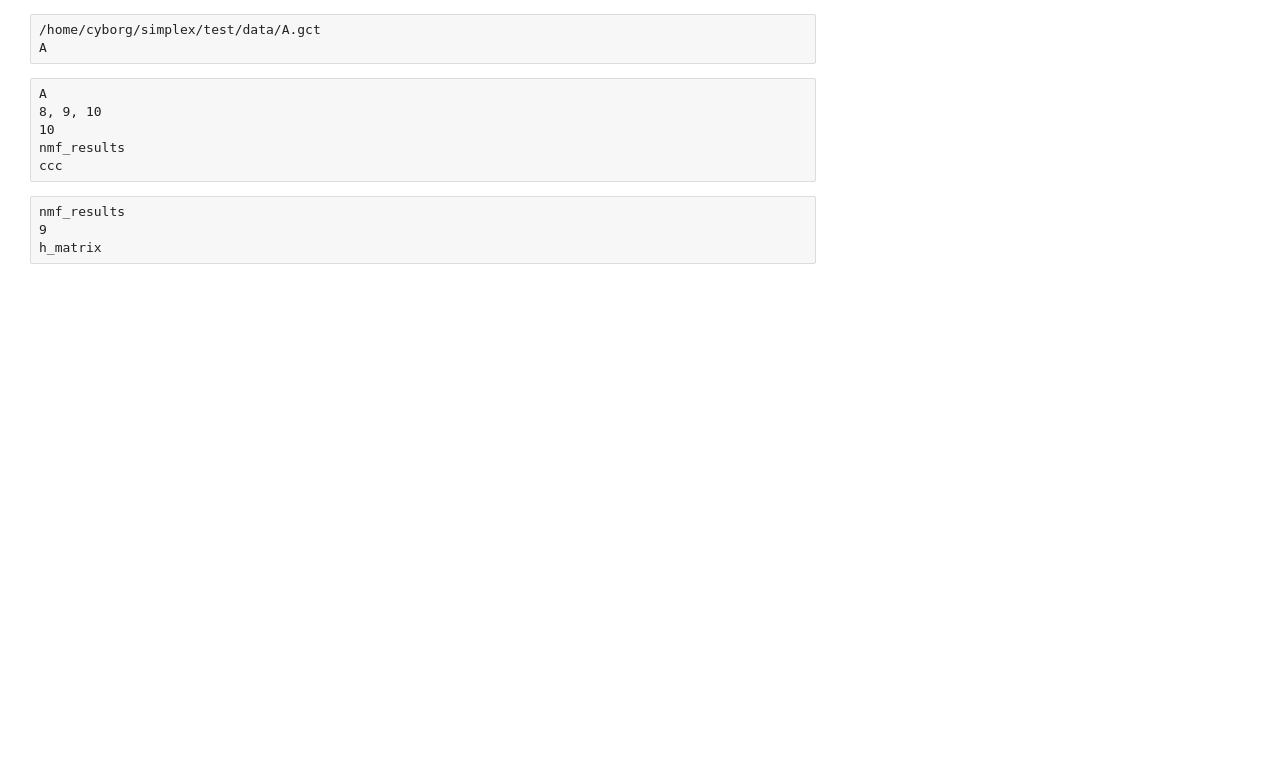
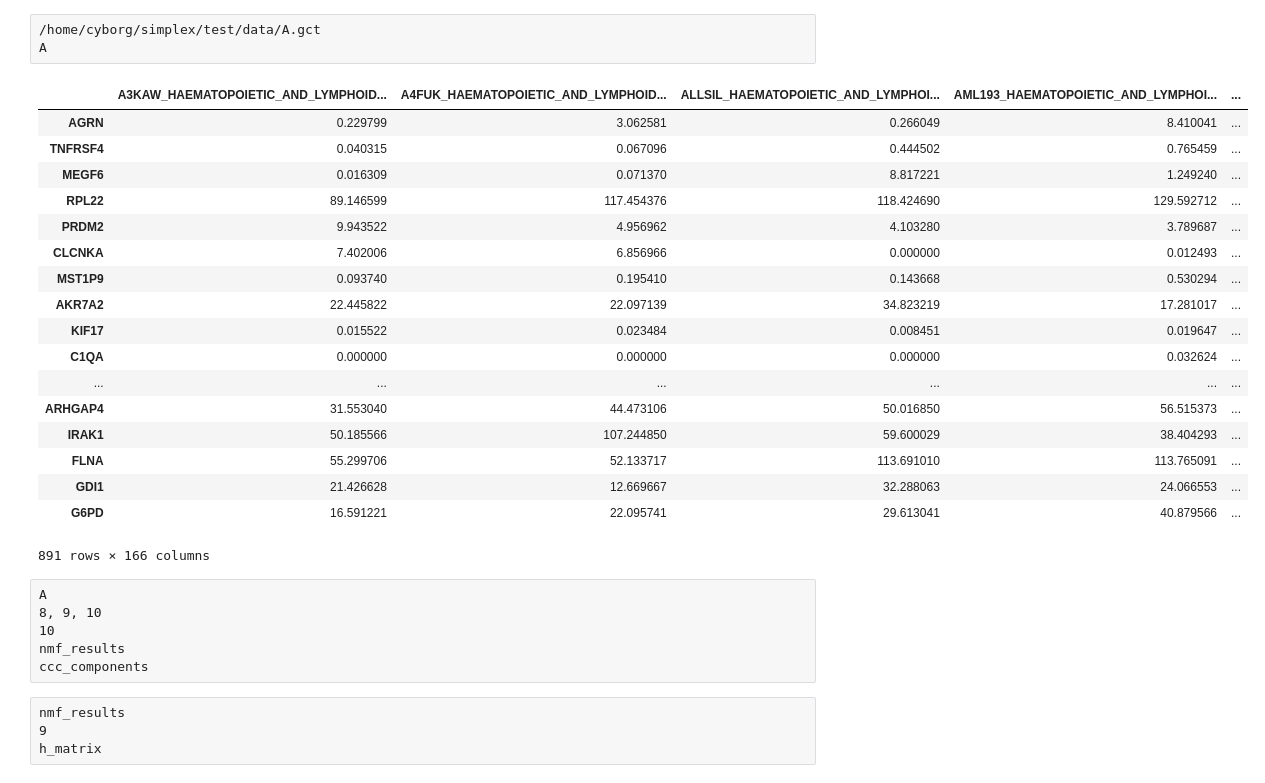
Before and after one commit to teacherzhu/jupyter_gui, a Jupyter notebook: demo/Onco-GPS.ipynb, the cells around one changed output. Drawn from its saved outputs; the diff is of its cells as text; code cells hidden in the pictures; blank space fills up the shorter version.

```diff
--- a/demo/Onco-GPS.ipynb
+++ b/demo/Onco-GPS.ipynb
@@ -3,0 +9,21 @@ A
+# %%
+A
+# %% [output]
+|  | A3KAW_HAEMATOPOIETIC_AND_LYMPHOID... | A4FUK_HAEMATOPOIETIC_AND_LYMPHOID... | ALLSIL_HAEMATOPOIETIC_AND_LYMPHOI... | AML193_HAEMATOPOIETIC_AND_LYMPHOI... | ... |
+| AGRN | 0.229799 | 3.062581 | 0.266049 | 8.410041 | ... |
+| TNFRSF4 | 0.040315 | 0.067096 | 0.444502 | 0.765459 | ... |
+| MEGF6 | 0.016309 | 0.071370 | 8.817221 | 1.249240 | ... |
+| RPL22 | 89.146599 | 117.454376 | 118.424690 | 129.592712 | ... |
+| PRDM2 | 9.943522 | 4.956962 | 4.103280 | 3.789687 | ... |
+| CLCNKA | 7.402006 | 6.856966 | 0.000000 | 0.012493 | ... |
+| MST1P9 | 0.093740 | 0.195410 | 0.143668 | 0.530294 | ... |
+| AKR7A2 | 22.445822 | 22.097139 | 34.823219 | 17.281017 | ... |
+| KIF17 | 0.015522 | 0.023484 | 0.008451 | 0.019647 | ... |
+| C1QA | 0.000000 | 0.000000 | 0.000000 | 0.032624 | ... |
+| ... | ... | ... | ... | ... | ... |
+| ARHGAP4 | 31.553040 | 44.473106 | 50.016850 | 56.515373 | ... |
+| IRAK1 | 50.185566 | 107.244850 | 59.600029 | 38.404293 | ... |
+| FLNA | 55.299706 | 52.133717 | 113.691010 | 113.765091 | ... |
+| GDI1 | 21.426628 | 12.669667 | 32.288063 | 24.066553 | ... |
+| G6PD | 16.591221 | 22.095741 | 29.613041 | 40.879566 | ... |
+891 rows × 166 columns
@@ -6,7 +37,7 @@ A
 8, 9, 10
 10
 nmf_results
-ccc
+ccc_components
 # %%
 # !AUTOEXEC
 # Make and show widget
```
Also changed, not shown: parts of 8 cells of this notebook, 4 other files.
